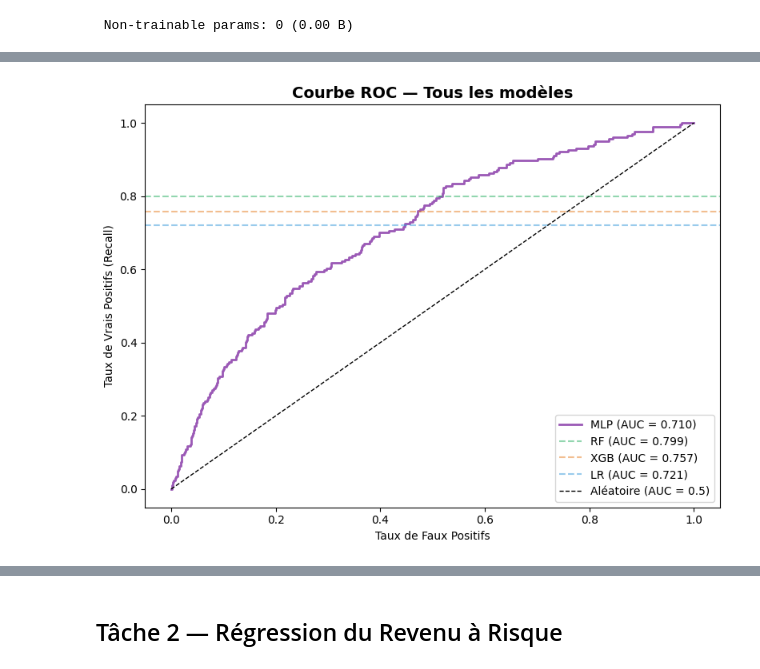
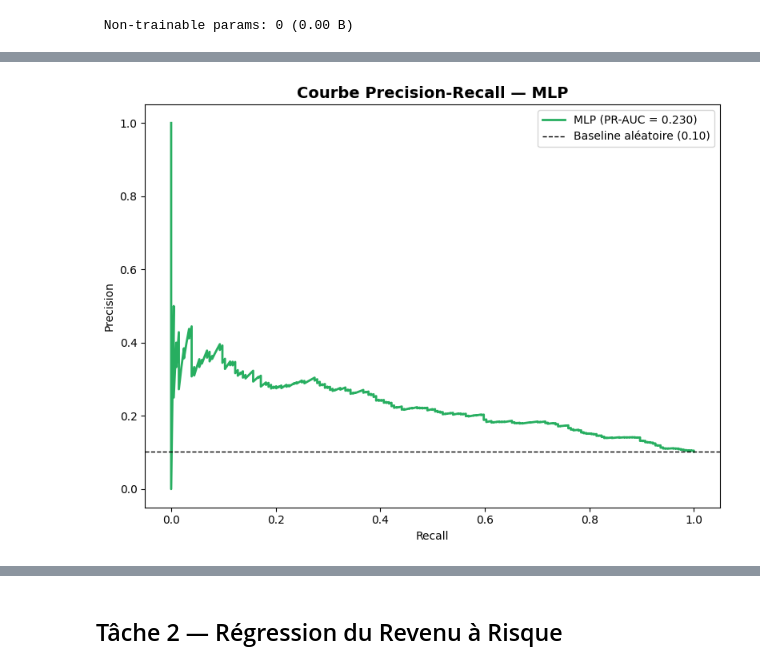
Before and after one commit to ErvinGoby23/projet-data-science, a Jupyter notebook: notebooks/model_mlp.ipynb, the cells around one changed output, grey strips where cells are left out. Cells and saved outputs as stored; diff of their text form; code cells hidden in the pictures.

```diff
--- a/notebooks/model_mlp.ipynb
+++ b/notebooks/model_mlp.ipynb
@@ -435,27 +471,20 @@ plt.show()
 # %%
-# COURBE ROC FINALE — Tous les modèles
+from sklearn.metrics import precision_recall_curve, average_precision_score
 
-fpr, tpr, _ = roc_curve(y_test_clf, y_proba_clf)
-auc = roc_auc_score(y_test_clf, y_proba_clf)
+precision_curve, recall_curve, _ = precision_recall_curve(y_test_clf, y_proba_clf)
+pr_auc = average_precision_score(y_test_clf, y_proba_clf)
 
 plt.figure(figsize=(8, 6))
-plt.plot(fpr, tpr, color='#9b59b6', linewidth=2,
-         label=f'MLP (AUC = {auc:.3f})')
-plt.axhline(y=0.7993, color='#27ae60', linestyle='--',
-            alpha=0.5, label='RF (AUC = 0.799)')
-plt.axhline(y=0.7570, color='#e67e22', linestyle='--',
-            alpha=0.5, label='XGB (AUC = 0.757)')
-plt.axhline(y=0.7212, color='#3498db', linestyle='--',
-            alpha=0.5, label='LR (AUC = 0.721)')
-plt.plot([0, 1], [0, 1], 'k--', linewidth=1,
-         label='Aléatoire (AUC = 0.5)')
-plt.xlabel('Taux de Faux Positifs')
-plt.ylabel('Taux de Vrais Positifs (Recall)')
-plt.title('Courbe ROC — Tous les modèles',
-          fontsize=14, fontweight='bold')
+plt.plot(recall_curve, precision_curve, color='#27ae60', linewidth=2,
+         label=f'MLP (PR-AUC = {pr_auc:.3f})')
+plt.axhline(y=y_test_clf.mean(), color='k', linestyle='--', linewidth=1,
+            label=f'Baseline aléatoire ({y_test_clf.mean():.2f})')
+plt.xlabel('Recall')
+plt.ylabel('Precision')
+plt.title('Courbe Precision-Recall — MLP', fontsize=14, fontweight='bold')
 plt.legend()
 plt.tight_layout()
-plt.savefig('../results/mlp_roc_curve.png', dpi=150)
+plt.savefig('../results/mlp_pr_curve.png', dpi=150)
 plt.show()
 # %% [output]
-[figure, old version]
+[figure, new version]
```
Also changed, not shown: parts of 24 cells of this notebook, 11 other files.
